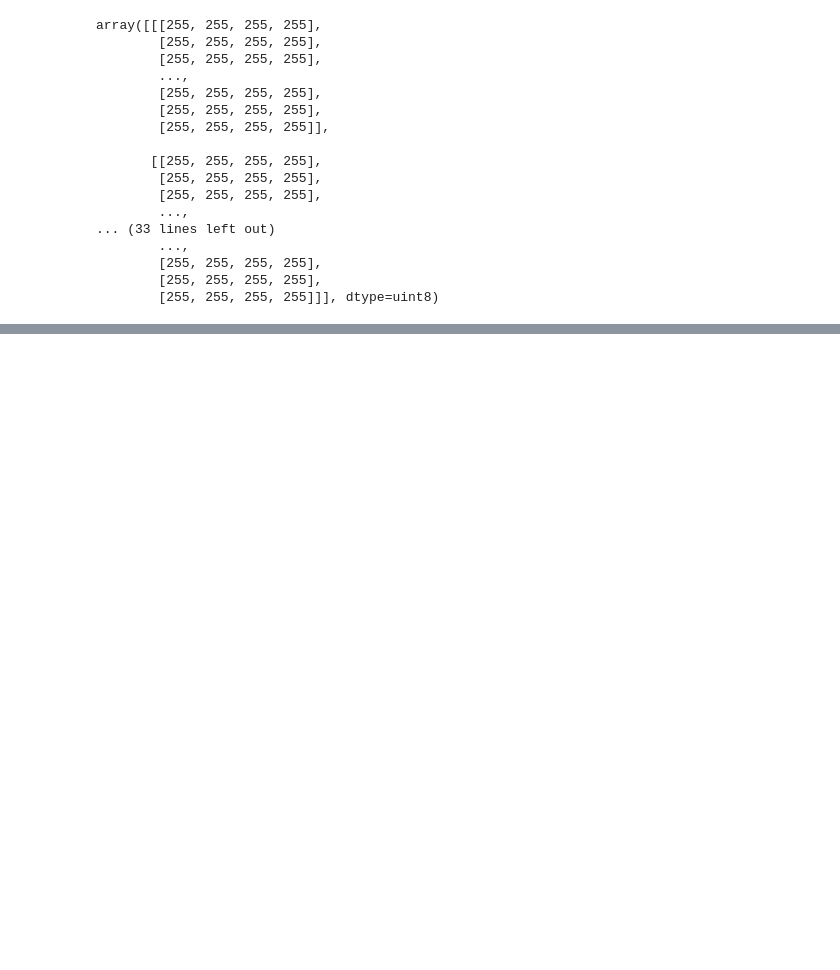
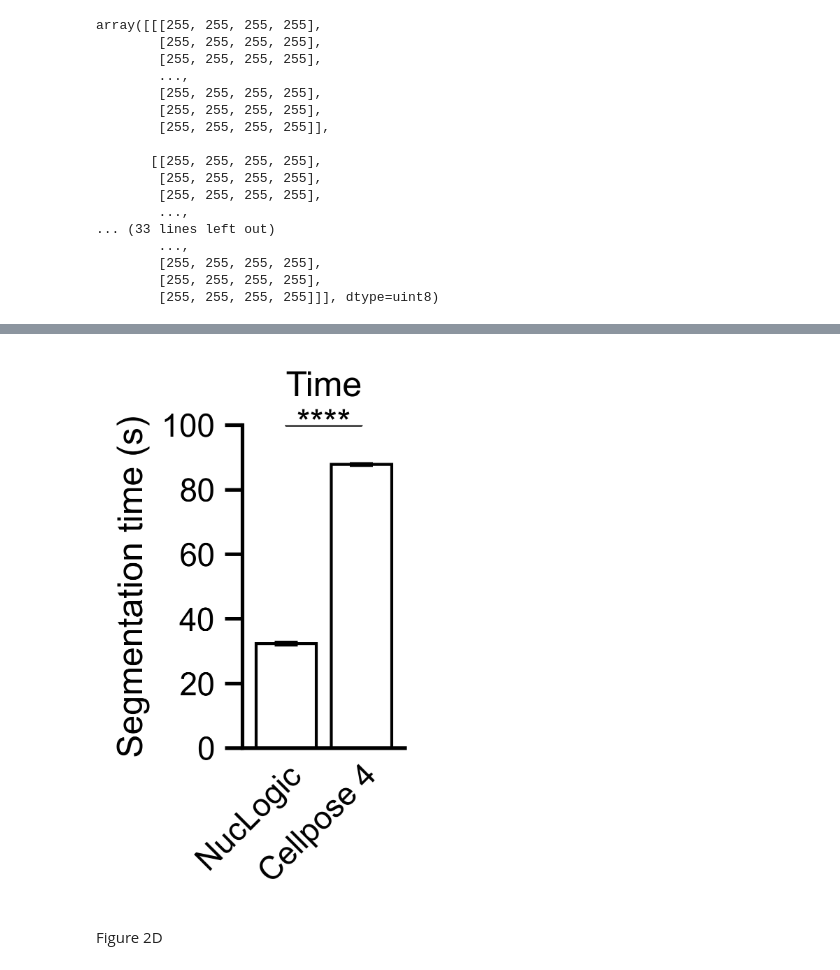
Before and after one commit to SuijkerbuijkLab/NucLogic, a Jupyter notebook: miscellaneous/paper_figures.ipynb, the cells around one changed output, grey strips where cells are left out. Saved outputs shown, nothing was run; the diff lists cells and outputs as text; code cells hidden in the pictures; blank space fills up the shorter version.

```diff
--- a/miscellaneous/paper_figures.ipynb
+++ b/miscellaneous/paper_figures.ipynb
@@ -749,3 +900,65 @@ Final stitched mask has 181 cells.
+# %%
+import matplotlib.pyplot as plt
+import seaborn as sns
+import pandas as pd
+from matplotlib.ticker import MaxNLocator
+input_directory = r"C:\Users\6331823\OneDrive - Universiteit Utrecht\PhD\Suijkerbuijk, S.J.E. (Saskia)'s files - Sebastian van Dijk\Manuscript van Dijk NucLogic\Data"
+results = pd.read_csv(os.path.join(input_directory, "synthetic_results.tsv"), sep="\t")
+methods = ["NucLogic", "Cellpose 4"]
+results["method"] = results["method"].replace({"nuclogic": "NucLogic", "cellpose4": "Cellpose 4"})
+time_metric = "total_time"
+sns.set_theme(context="notebook", style="white", rc={
+    "text.color":       "black",   # generic text (annotations, legend)
+    "axes.labelcolor":  "black",   # x/y axis labels
+    "axes.titlecolor":  "black",   # titles
+    "xtick.color":      "black",   # x tick MARKS + numbers
+    "ytick.color":      "black",   # y tick MARKS + numbers
+    "axes.edgecolor":   "black",   # spines (optional, if those look gray too)
+})
+# mean + sd per method (sd needs >1 sample per method; otherwise NaN -> no error bar)
+cols = [time_metric]
+agg = results.groupby("method")[cols].agg(["mean", "std"])
+
+x = np.arange(len(methods))          # one group center per method
+color =  "black"
+
+fig, ax = plt.subplots(figsize=(1, 2), dpi=600)
+
+# --- time bar on the RIGHT axis ---
+means = [agg.loc[m, (time_metric, "mean")] for m in methods]
+sds   = [agg.loc[m, (time_metric, "std")]  for m in methods]
+ax.bar(x=methods, height=means, yerr=sds, capsize=4, linewidth=1,
+        label="Time", color="white", edgecolor=color) # offset a little bit to the right so it doesn't overlap with the score bars
+ax.errorbar(x=methods, y=means, yerr=sds, fmt='none', color="black", capsize=4)
+ax.set_ylim(0, 100); ax.set_ylabel("Segmentation time (s)")
+ax.yaxis.set_major_locator(MaxNLocator(nbins=5, integer=True))
+ax.set_xticklabels(methods, rotation=45, ha="right", rotation_mode="anchor")
+ax.spines["top"].set_visible(False)
+ax.spines["right"].set_visible(False)
+ax.set_title("Time", pad=10)
+ax.tick_params(left=True, bottom=False)
+ax.tick_params(axis="x", pad=-2)   # smaller/negative = labels move up
+ax.margins(x=0.1)
+
+nuclogic_values = results[results["method"] == "NucLogic"][time_metric]
+cellpose_values = results[results["method"] == "Cellpose 4"][time_metric]
+t_stat, p_value = ttest_ind(nuclogic_values, cellpose_values, equal_var=False)
+# add significance stars if p-value < 0.0001
+if p_value < 0.0001:
+        text = '****'
+elif p_value < 0.001:
+        text = '***'
+max_height = 100
+ax.plot([0, 1], [max_height, max_height], color='black', linewidth=1)
+ax.text(0.5, max_height - 5, text, ha='center', va='bottom', fontsize=12)
+
+figure_folder = os.path.join(r"C:\Users\6331823\OneDrive - Universiteit Utrecht\PhD\Suijkerbuijk, S.J.E. (Saskia)'s files - Sebastian van Dijk\Manuscript van Dijk NucLogic\Figures")
+plt.savefig(os.path.join(figure_folder, "synthetic_results_time.eps"), dpi=600, bbox_inches="tight")
+plt.show()
+# %% [output]
+[figure, added]
+# %% [markdown]
+Figure 2D
 # %%
 import napari
 
```
Also changed, not shown: parts of 42 cells of this notebook, 5 other files.
